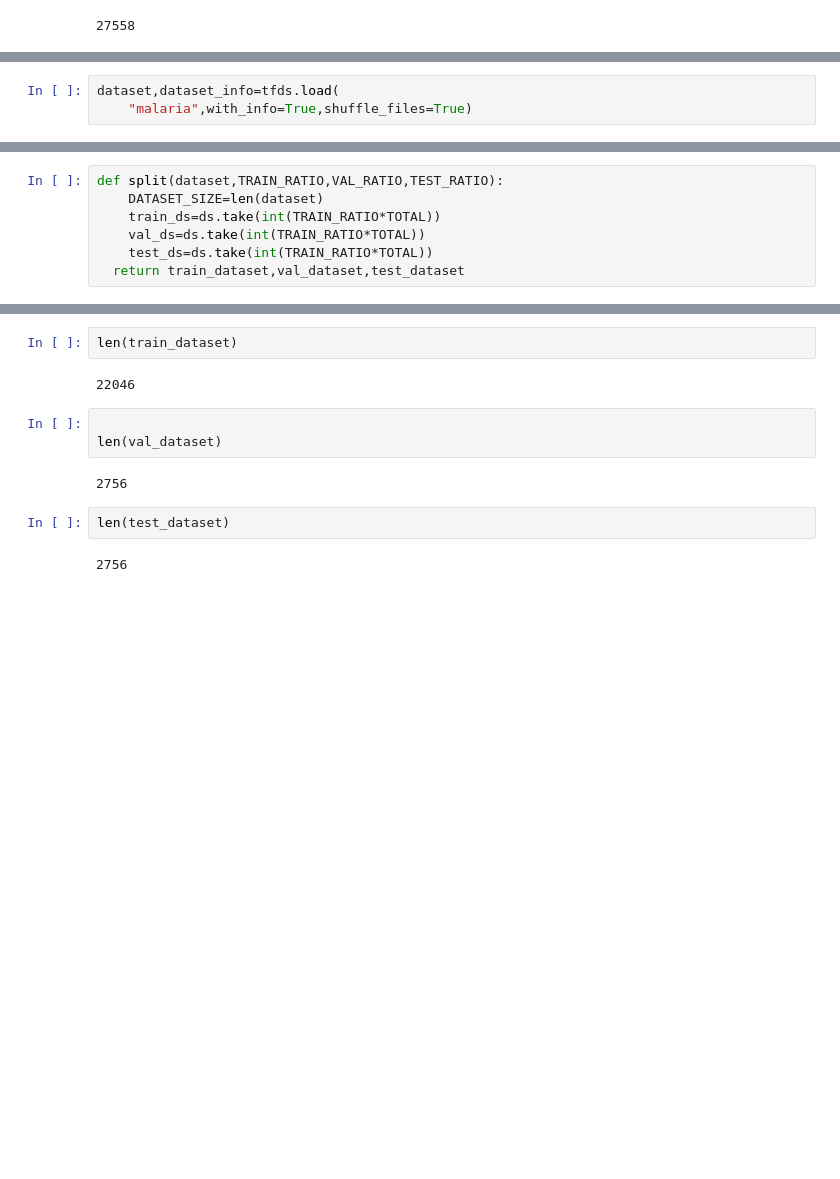
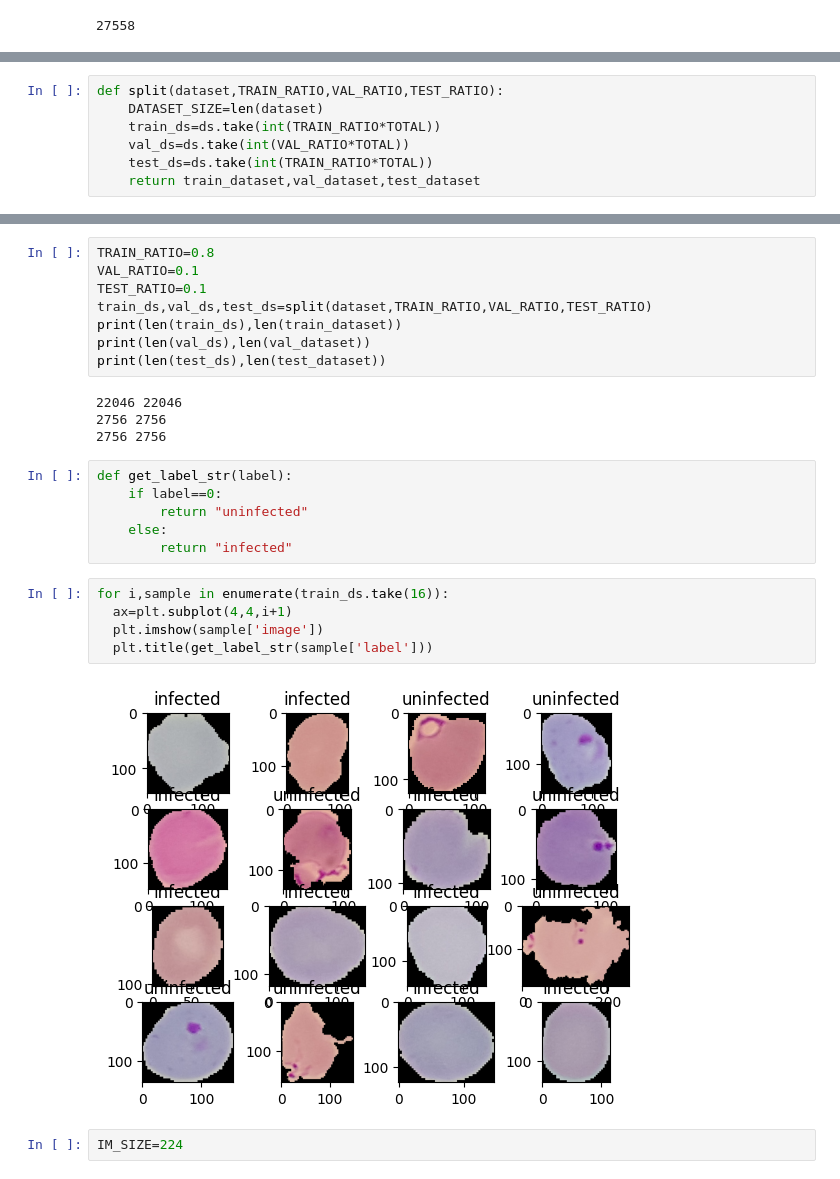
Before and after one commit to MALLIKARJUNABATHALA999/DEEPLEARNING, a Jupyter notebook: MalariaDetection.ipynb, the cells around one changed output, grey strips where cells are left out. Drawn from its saved outputs; the diff is of its cells as text; blank space fills up the shorter version.

```diff
--- a/MalariaDetection.ipynb
+++ b/MalariaDetection.ipynb
@@ -67,3 +61,0 @@ len(dataset["train"])
-# %%
-dataset,dataset_info=tfds.load(
-    "malaria",with_info=True,shuffle_files=True)
@@ -71,6 +73,6 @@ dataset,dataset_info=tfds.load(
 def split(dataset,TRAIN_RATIO,VAL_RATIO,TEST_RATIO):
     DATASET_SIZE=len(dataset)
     train_ds=ds.take(int(TRAIN_RATIO*TOTAL))
-    val_ds=ds.take(int(TRAIN_RATIO*TOTAL))
+    val_ds=ds.take(int(VAL_RATIO*TOTAL))
     test_ds=ds.take(int(TRAIN_RATIO*TOTAL))
-  return train_dataset,val_dataset,test_dataset
+    return train_dataset,val_dataset,test_dataset
@@ -96,13 +79,27 @@ test_dataset=dataset[2]
-# %%
-len(train_dataset)
-# %% [output]
-22046
-# %%
-
-len(val_dataset)
-# %% [output]
-2756
-# %%
-len(test_dataset)
-# %% [output]
-2756
+# %%
+TRAIN_RATIO=0.8
+VAL_RATIO=0.1
+TEST_RATIO=0.1
+train_ds,val_ds,test_ds=split(dataset,TRAIN_RATIO,VAL_RATIO,TEST_RATIO)
+print(len(train_ds),len(train_dataset))
+print(len(val_ds),len(val_dataset))
+print(len(test_ds),len(test_dataset))
+# %% [output]
+22046 22046
+2756 2756
+2756 2756
+# %%
+def get_label_str(label):
+    if label==0:
+        return "uninfected"
+    else:
+        return "infected"
+# %%
+for i,sample in enumerate(train_ds.take(16)):
+  ax=plt.subplot(4,4,i+1)
+  plt.imshow(sample['image'])
+  plt.title(get_label_str(sample['label']))
+# %% [output]
+[figure, added]
+# %%
+IM_SIZE=224
```
Also changed, not shown: parts of 13 cells of this notebook.
